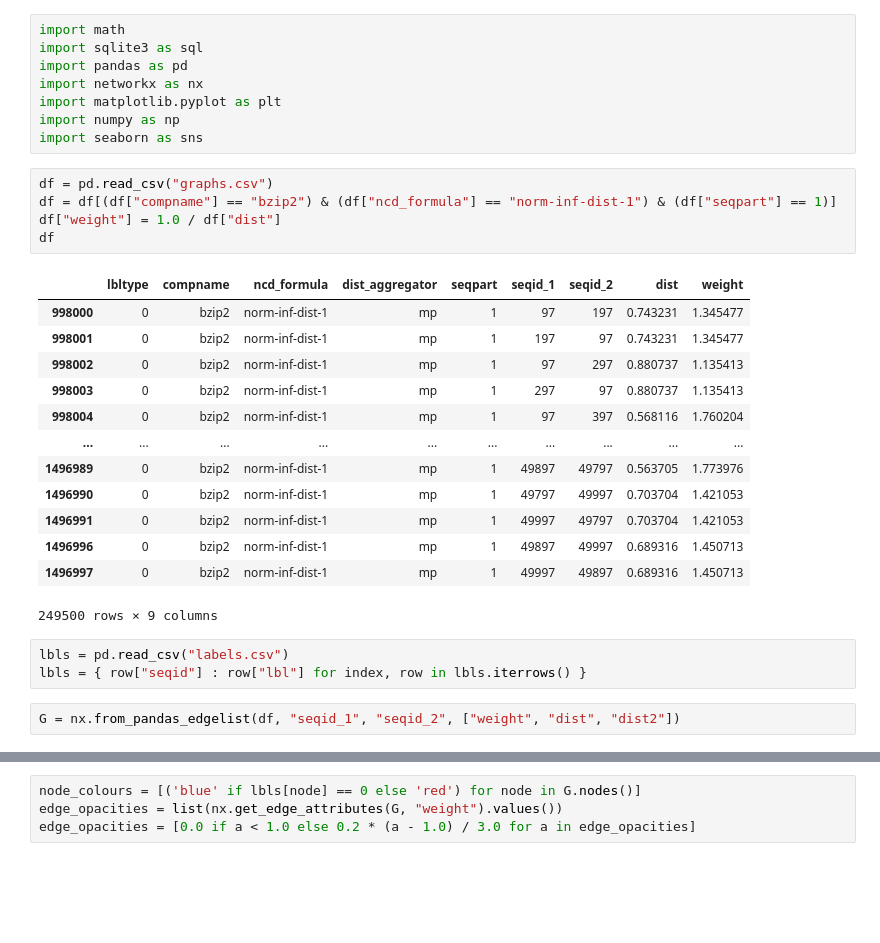
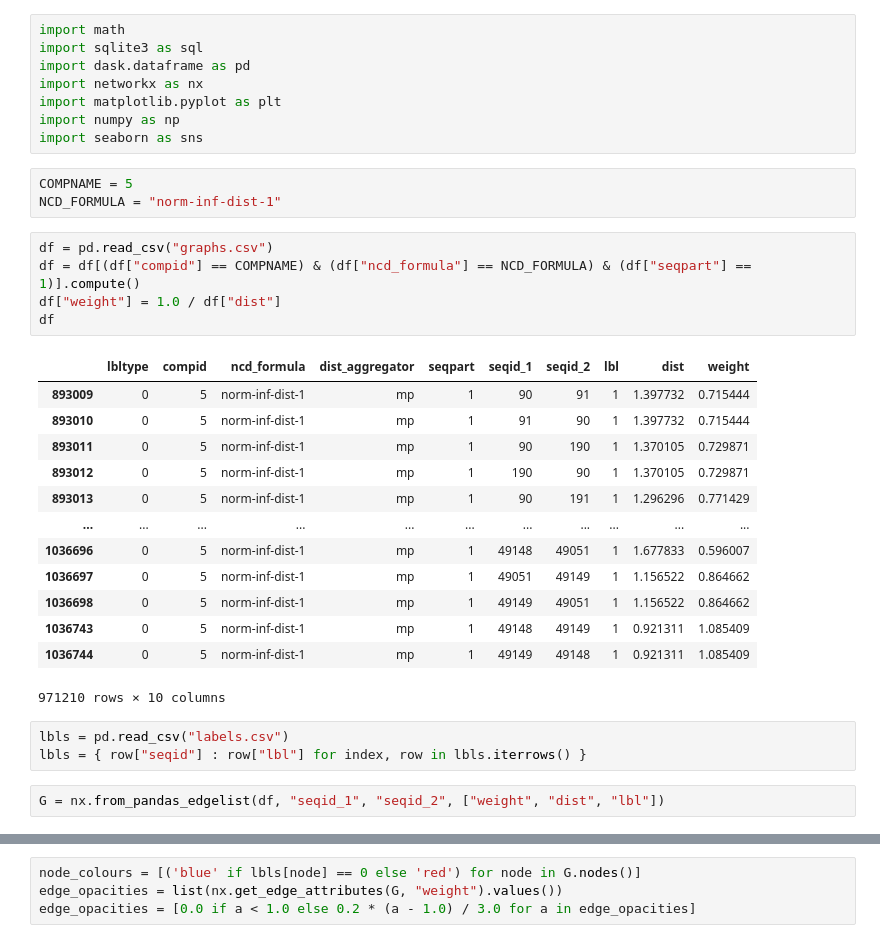
Before and after one commit to samuelbarrett1234/csproject, a Jupyter notebook: NCD Graph Visualiser.ipynb, the cells around one changed output, grey strips where cells are left out. Drawn from its saved outputs; the diff is of its cells as text; blank space fills up the shorter version.

```diff
--- a/NCD Graph Visualiser.ipynb
+++ b/NCD Graph Visualiser.ipynb
@@ -1,35 +1,38 @@
 # %%
 import math
 import sqlite3 as sql
-import pandas as pd
+import dask.dataframe as pd
 import networkx as nx
 import matplotlib.pyplot as plt
 import numpy as np
 import seaborn as sns
+# %%
+COMPNAME = 5
+NCD_FORMULA = "norm-inf-dist-1"
 # %%
 df = pd.read_csv("graphs.csv")
-df = df[(df["compname"] == "bzip2") & (df["ncd_formula"] == "norm-inf-dist-1") & (df["seqpart"] == 1)]
+df = df[(df["compid"] == COMPNAME) & (df["ncd_formula"] == NCD_FORMULA) & (df["seqpart"] == 1)].compute()
 df["weight"] = 1.0 / df["dist"]
 df
 # %% [output]
-|  | lbltype | compname | ncd_formula | dist_aggregator | seqpart | seqid_1 | seqid_2 | dist | weight |
-| 998000 | 0 | bzip2 | norm-inf-dist-1 | mp | 1 | 97 | 197 | 0.743231 | 1.345477 |
-| 998001 | 0 | bzip2 | norm-inf-dist-1 | mp | 1 | 197 | 97 | 0.743231 | 1.345477 |
-| 998002 | 0 | bzip2 | norm-inf-dist-1 | mp | 1 | 97 | 297 | 0.880737 | 1.135413 |
-| 998003 | 0 | bzip2 | norm-inf-dist-1 | mp | 1 | 297 | 97 | 0.880737 | 1.135413 |
-| 998004 | 0 | bzip2 | norm-inf-dist-1 | mp | 1 | 97 | 397 | 0.568116 | 1.760204 |
-| ... | ... | ... | ... | ... | ... | ... | ... | ... | ... |
-| 1496989 | 0 | bzip2 | norm-inf-dist-1 | mp | 1 | 49897 | 49797 | 0.563705 | 1.773976 |
-| 1496990 | 0 | bzip2 | norm-inf-dist-1 | mp | 1 | 49797 | 49997 | 0.703704 | 1.421053 |
-| 1496991 | 0 | bzip2 | norm-inf-dist-1 | mp | 1 | 49997 | 49797 | 0.703704 | 1.421053 |
-| 1496996 | 0 | bzip2 | norm-inf-dist-1 | mp | 1 | 49897 | 49997 | 0.689316 | 1.450713 |
-| 1496997 | 0 | bzip2 | norm-inf-dist-1 | mp | 1 | 49997 | 49897 | 0.689316 | 1.450713 |
+|  | lbltype | compid | ncd_formula | dist_aggregator | seqpart | seqid_1 | seqid_2 | lbl | dist | weight |
+| 893009 | 0 | 5 | norm-inf-dist-1 | mp | 1 | 90 | 91 | 1 | 1.397732 | 0.715444 |
+| 893010 | 0 | 5 | norm-inf-dist-1 | mp | 1 | 91 | 90 | 1 | 1.397732 | 0.715444 |
+| 893011 | 0 | 5 | norm-inf-dist-1 | mp | 1 | 90 | 190 | 1 | 1.370105 | 0.729871 |
+| 893012 | 0 | 5 | norm-inf-dist-1 | mp | 1 | 190 | 90 | 1 | 1.370105 | 0.729871 |
+| 893013 | 0 | 5 | norm-inf-dist-1 | mp | 1 | 90 | 191 | 1 | 1.296296 | 0.771429 |
+| ... | ... | ... | ... | ... | ... | ... | ... | ... | ... | ... |
+| 1036696 | 0 | 5 | norm-inf-dist-1 | mp | 1 | 49148 | 49051 | 1 | 1.677833 | 0.596007 |
+| 1036697 | 0 | 5 | norm-inf-dist-1 | mp | 1 | 49051 | 49149 | 1 | 1.156522 | 0.864662 |
+| 1036698 | 0 | 5 | norm-inf-dist-1 | mp | 1 | 49149 | 49051 | 1 | 1.156522 | 0.864662 |
+| 1036743 | 0 | 5 | norm-inf-dist-1 | mp | 1 | 49148 | 49149 | 1 | 0.921311 | 1.085409 |
+| 1036744 | 0 | 5 | norm-inf-dist-1 | mp | 1 | 49149 | 49148 | 1 | 0.921311 | 1.085409 |
-249500 rows × 9 columns
+971210 rows × 10 columns
 # %%
 lbls = pd.read_csv("labels.csv")
 lbls = { row["seqid"] : row["lbl"] for index, row in lbls.iterrows() }
 # %%
-G = nx.from_pandas_edgelist(df, "seqid_1", "seqid_2", ["weight", "dist", "dist2"])
+G = nx.from_pandas_edgelist(df, "seqid_1", "seqid_2", ["weight", "dist", "lbl"])
 # %%
 sns.displot(df["dist"])
 # %% [output]
```
Also changed, not shown: parts of 5 cells of this notebook.
